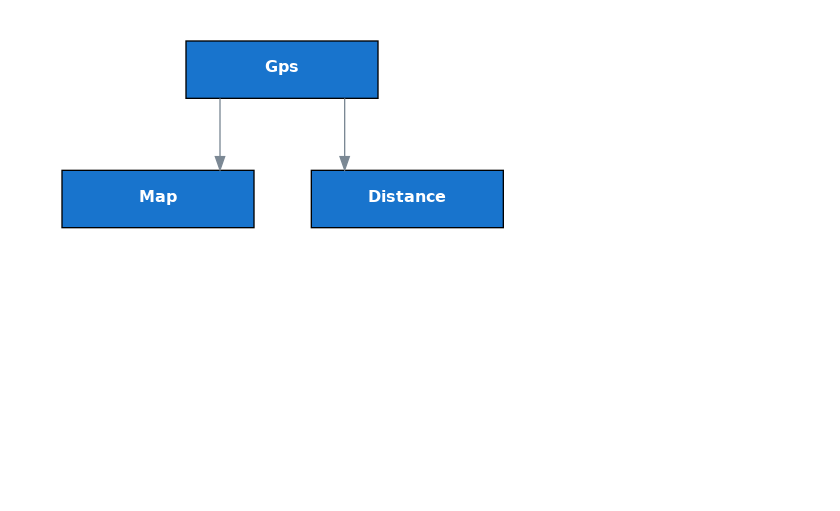
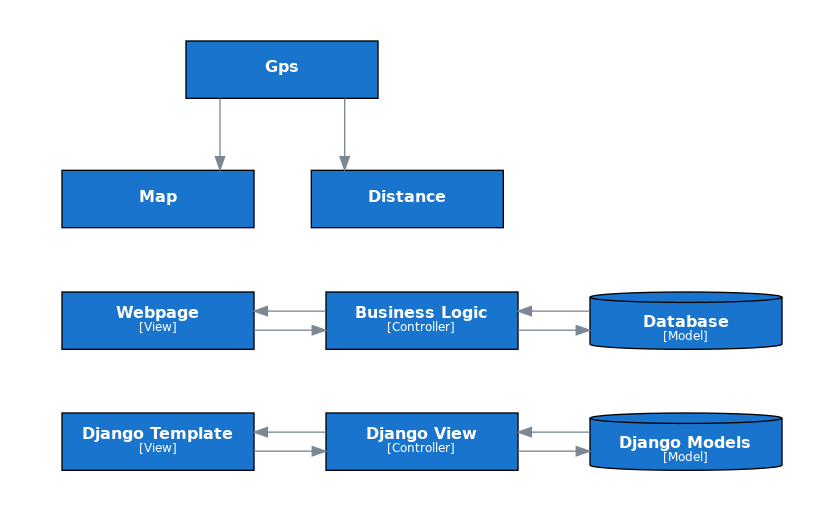
Before and after one commit to jocassid/Talks, a Jupyter notebook: DesignPatterns/diagrams.ipynb, the cells around one changed output. Cells and saved outputs as stored; diff of their text form; code cells hidden in the pictures; blank space fills up the shorter version.

```diff
--- a/DesignPatterns/diagrams.ipynb
+++ b/DesignPatterns/diagrams.ipynb
@@ -13,13 +13,22 @@ from diagrams.c4 import \
 SHOW_DIAGRAMS = False
 
 
-def basic_block(label, description=''):
-    return Container(
-        label,
-        description=description,
-        type='',
-        height='0.6',
-    )
+def basic_block(label, description='', **kwargs):
+    container_kwargs = {
+        'description': description,
+        'type': '',
+        'height': '0.6'
+    }
+    container_kwargs.update(kwargs)
+    return Container(label, **container_kwargs)
+
+
+def database(label, **kwargs):
+    database_kwargs = {
+        'height': '0.6'
+    }
+    database_kwargs.update(kwargs)
+    return Database(label, **database_kwargs)
 
 
 class PresentationDiagram(Diagram):
@@ -60,3 +69,35 @@ with push_diagram:
 push_diagram
 # %% [output]
 [figure]
+# %%
+generic_mvc_diagram = PresentationDiagram('generic_mvc', direction='LR')
+with generic_mvc_diagram:
+    mvc_model = database('Database', type='Model')
+    server_side_logic = basic_block('Business Logic', type='Controller')
+    web_page = basic_block('Webpage', type='View')
+
+    web_page >> server_side_logic
+    web_page << server_side_logic
+
+    server_side_logic >> mvc_model
+    server_side_logic << mvc_model
+
+generic_mvc_diagram
+# %% [output]
+[figure, added]
+# %%
+django_mvc_diagram = PresentationDiagram('django_mvc')
+with django_mvc_diagram:
+    dj_database = database('Django Models', type='Model')
+    dj_view = basic_block('Django View', type='Controller')
+    dj_template = basic_block('Django Template', type='View')
+
+    dj_template >> dj_view
+    dj_template << dj_view
+
+    dj_view >> dj_database
+    dj_view << dj_database
+
+django_mvc_diagram
+# %% [output]
+[figure, added]
```
Also changed, not shown: 6 other files.
